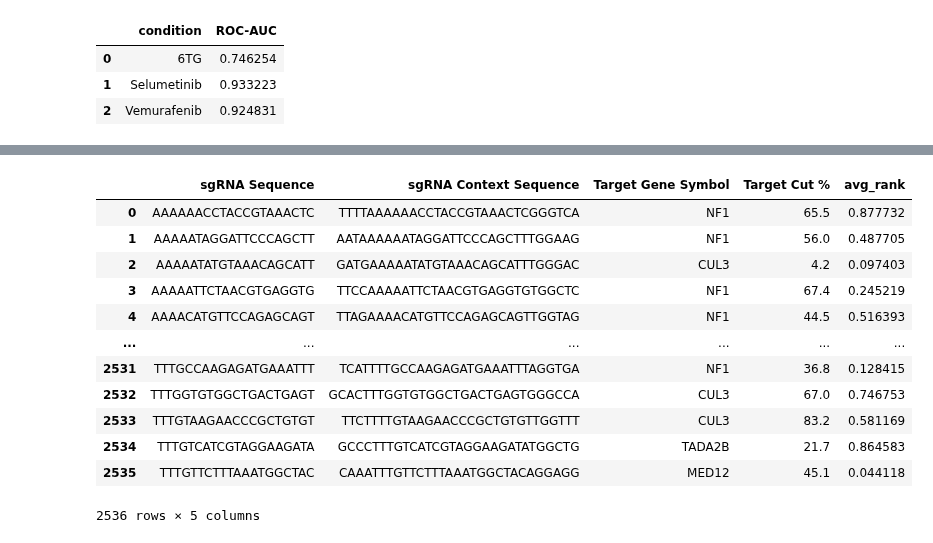
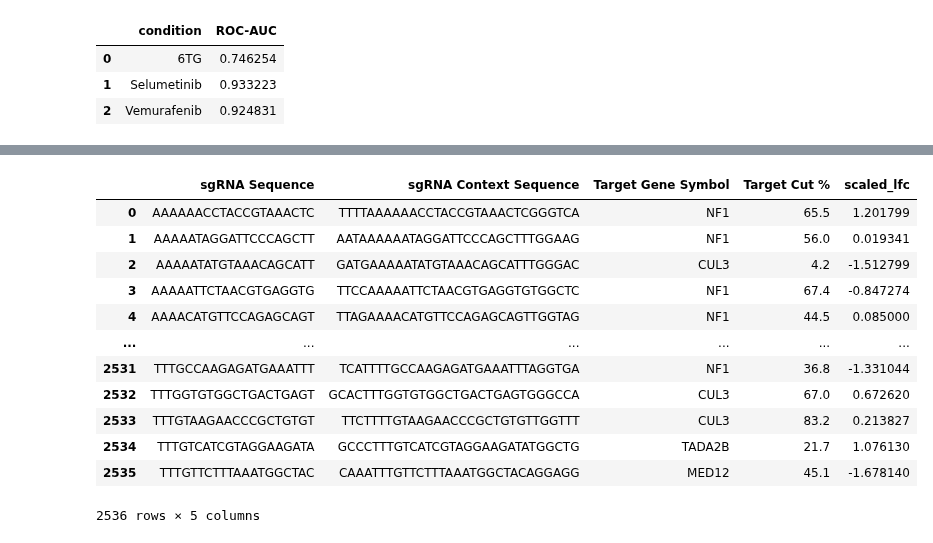
Before and after one commit to gpp-rnd/rs_dev, a Jupyter notebook: code/00_processing_Doench2016.ipynb, the cells around one changed output, grey strips where cells are left out. Drawn from its saved outputs; the diff is of its cells as text; code cells hidden in the pictures.

```diff
--- a/code/00_processing_Doench2016.ipynb
+++ b/code/00_processing_Doench2016.ipynb
@@ -130,12 +170,10 @@ roc_aucs
 # %%
-relevant_sgs_designs = filtered_lfcs.merge(gene_categories, how='inner',
-                                           on=['condition', 'Target Gene Symbol'])
-relevant_sgs_designs['gene_rank'] = (relevant_sgs_designs.groupby(['Target Gene Symbol', 'condition'])
-                             .avg_lfc
-                             .rank(pct=True, ascending=True))
-sg_avg_rank = (relevant_sgs_designs.groupby(['sgRNA Sequence', 'sgRNA Context Sequence', 'Target Gene Symbol',
-                                     'Target Cut %', 'On-Target Efficacy Score'])
-               .agg(avg_rank = ('gene_rank', 'mean'))
-               .reset_index())
+relevant_sgs_designs = add_transform_col(relevant_sgs_designs, 'avg_lfc',
+                                         'yeo-johnson', 'scaled_lfc',
+                                         group_col=['Target Gene Symbol', 'condition'])
+sg_avg_score = (relevant_sgs_designs.groupby(['sgRNA Sequence', 'sgRNA Context Sequence', 'Target Gene Symbol',
+                                              'Target Cut %', 'On-Target Efficacy Score'])
+                .agg({'scaled_lfc': 'mean'})
+                .reset_index())
 # %%
 plt.subplots(figsize=(4,4))
@@ -147,19 +185,19 @@ sns.despine()
 # %%
-training_data = sg_avg_rank.drop('On-Target Efficacy Score', axis=1)
+training_data = sg_avg_score.drop('On-Target Efficacy Score', axis=1)
 training_data
 # %% [output]
-|  | sgRNA Sequence | sgRNA Context Sequence | Target Gene Symbol | Target Cut % | avg_rank |
-| 0 | AAAAAACCTACCGTAAACTC | TTTTAAAAAACCTACCGTAAACTCGGGTCA | NF1 | 65.5 | 0.877732 |
-| 1 | AAAAATAGGATTCCCAGCTT | AATAAAAAATAGGATTCCCAGCTTTGGAAG | NF1 | 56.0 | 0.487705 |
-| 2 | AAAAATATGTAAACAGCATT | GATGAAAAATATGTAAACAGCATTTGGGAC | CUL3 | 4.2 | 0.097403 |
-| 3 | AAAAATTCTAACGTGAGGTG | TTCCAAAAATTCTAACGTGAGGTGTGGCTC | NF1 | 67.4 | 0.245219 |
-| 4 | AAAACATGTTCCAGAGCAGT | TTAGAAAACATGTTCCAGAGCAGTTGGTAG | NF1 | 44.5 | 0.516393 |
+|  | sgRNA Sequence | sgRNA Context Sequence | Target Gene Symbol | Target Cut % | scaled_lfc |
+| 0 | AAAAAACCTACCGTAAACTC | TTTTAAAAAACCTACCGTAAACTCGGGTCA | NF1 | 65.5 | 1.201799 |
+| 1 | AAAAATAGGATTCCCAGCTT | AATAAAAAATAGGATTCCCAGCTTTGGAAG | NF1 | 56.0 | 0.019341 |
+| 2 | AAAAATATGTAAACAGCATT | GATGAAAAATATGTAAACAGCATTTGGGAC | CUL3 | 4.2 | -1.512799 |
+| 3 | AAAAATTCTAACGTGAGGTG | TTCCAAAAATTCTAACGTGAGGTGTGGCTC | NF1 | 67.4 | -0.847274 |
+| 4 | AAAACATGTTCCAGAGCAGT | TTAGAAAACATGTTCCAGAGCAGTTGGTAG | NF1 | 44.5 | 0.085000 |
 | ... | ... | ... | ... | ... | ... |
-| 2531 | TTTGCCAAGAGATGAAATTT | TCATTTTGCCAAGAGATGAAATTTAGGTGA | NF1 | 36.8 | 0.128415 |
-| 2532 | TTTGGTGTGGCTGACTGAGT | GCACTTTGGTGTGGCTGACTGAGTGGGCCA | CUL3 | 67.0 | 0.746753 |
-| 2533 | TTTGTAAGAACCCGCTGTGT | TTCTTTTGTAAGAACCCGCTGTGTTGGTTT | CUL3 | 83.2 | 0.581169 |
-| 2534 | TTTGTCATCGTAGGAAGATA | GCCCTTTGTCATCGTAGGAAGATATGGCTG | TADA2B | 21.7 | 0.864583 |
-| 2535 | TTTGTTCTTTAAATGGCTAC | CAAATTTGTTCTTTAAATGGCTACAGGAGG | MED12 | 45.1 | 0.044118 |
+| 2531 | TTTGCCAAGAGATGAAATTT | TCATTTTGCCAAGAGATGAAATTTAGGTGA | NF1 | 36.8 | -1.331044 |
+| 2532 | TTTGGTGTGGCTGACTGAGT | GCACTTTGGTGTGGCTGACTGAGTGGGCCA | CUL3 | 67.0 | 0.672620 |
+| 2533 | TTTGTAAGAACCCGCTGTGT | TTCTTTTGTAAGAACCCGCTGTGTTGGTTT | CUL3 | 83.2 | 0.213827 |
+| 2534 | TTTGTCATCGTAGGAAGATA | GCCCTTTGTCATCGTAGGAAGATATGGCTG | TADA2B | 21.7 | 1.076130 |
+| 2535 | TTTGTTCTTTAAATGGCTAC | CAAATTTGTTCTTTAAATGGCTACAGGAGG | MED12 | 45.1 | -1.678140 |
 2536 rows × 5 columns
 # %%
 training_data.to_csv('../data/processed/Doench2016_activity.csv', index=False)
```
Also changed, not shown: parts of 6 cells of this notebook, 19 other files.
